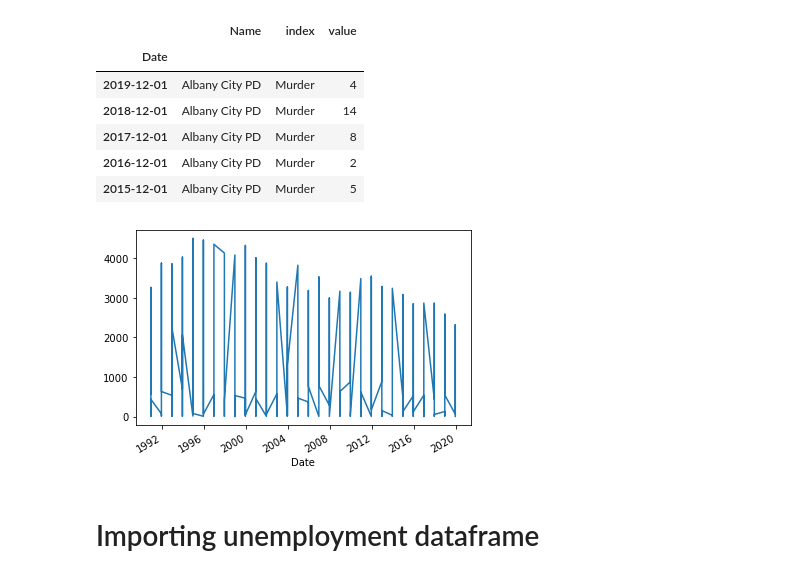
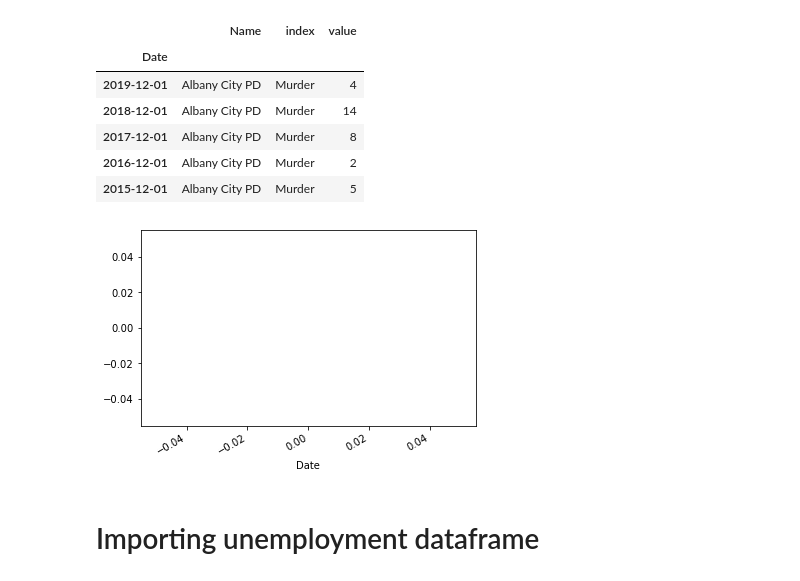
Before and after one commit to mamer-alomari/mameralomarinewyorkmodel, a Jupyter notebook: Mamer Alomari Capstone , New york state data .ipynb, the cells around one changed output. Cells and saved outputs as stored; diff of their text form; code cells hidden in the pictures.

```diff
--- a/Mamer Alomari Capstone , New york state data .ipynb
+++ b/Mamer Alomari Capstone , New york state data .ipynb
@@ -244,11 +244,11 @@ crime_by_agency.head()
 | 2016-12-01 | Albany City PD | Murder | 2 |
 | 2015-12-01 | Albany City PD | Murder | 5 |
 # %%
-albany=crime_by_agency[crime_by_agency['Name']=='Albany City PD']
+albany=crime_by_agency[crime_by_agency['Name']=='Albany City']
 albany=pd.to_numeric(albany['value'])
 testp=albany.plot(kind='line',x='index',y='Date')
 # %% [output]
-[figure, old version]
+[figure, new version]
 # %% [markdown]
 # Importing unemployment dataframe
 # %%
```
Also changed, not shown: parts of 14 cells of this notebook.
